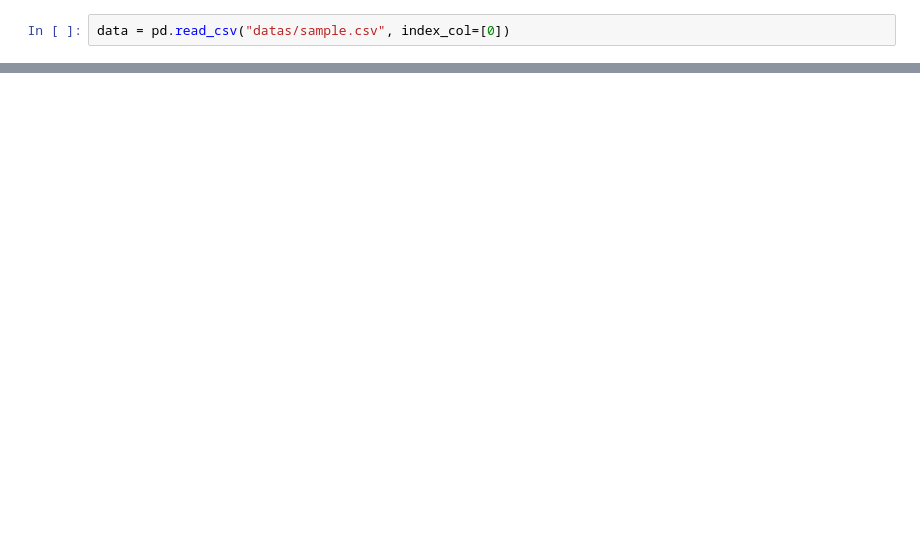
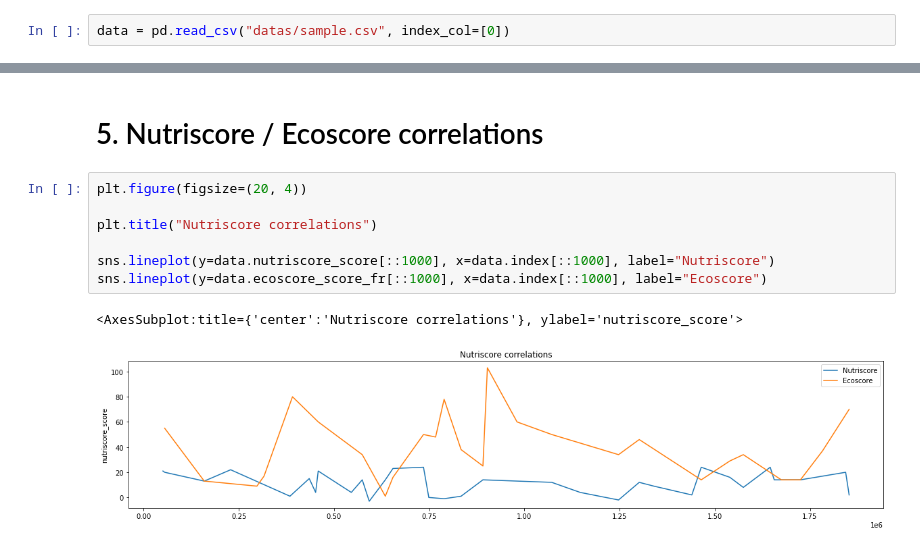
Before and after one commit to curiousmindflow/oc-ml-p2, a Jupyter notebook: exploration.ipynb, the cells around one changed output, grey strips where cells are left out. Drawn from its saved outputs; the diff is of its cells as text; blank space fills up the shorter version.

Commit message:
nutriscore, ecoscore, correlation, distribution analysis in progress

```diff
--- a/exploration.ipynb
+++ b/exploration.ipynb
@@ -30,0 +51,12 @@ plt.show()
+# %% [markdown]
+# 5. Nutriscore / Ecoscore correlations
+# %%
+plt.figure(figsize=(20, 4))
+
+plt.title("Nutriscore correlations")
+
+sns.lineplot(y=data.nutriscore_score[::1000], x=data.index[::1000], label="Nutriscore")
+sns.lineplot(y=data.ecoscore_score_fr[::1000], x=data.index[::1000], label="Ecoscore")
+# %% [output]
+<AxesSubplot:title={'center':'Nutriscore correlations'}, ylabel='nutriscore_score'>
+[figure, added]
```
Also changed, not shown: parts of 29 cells of this notebook, 1 other file.
